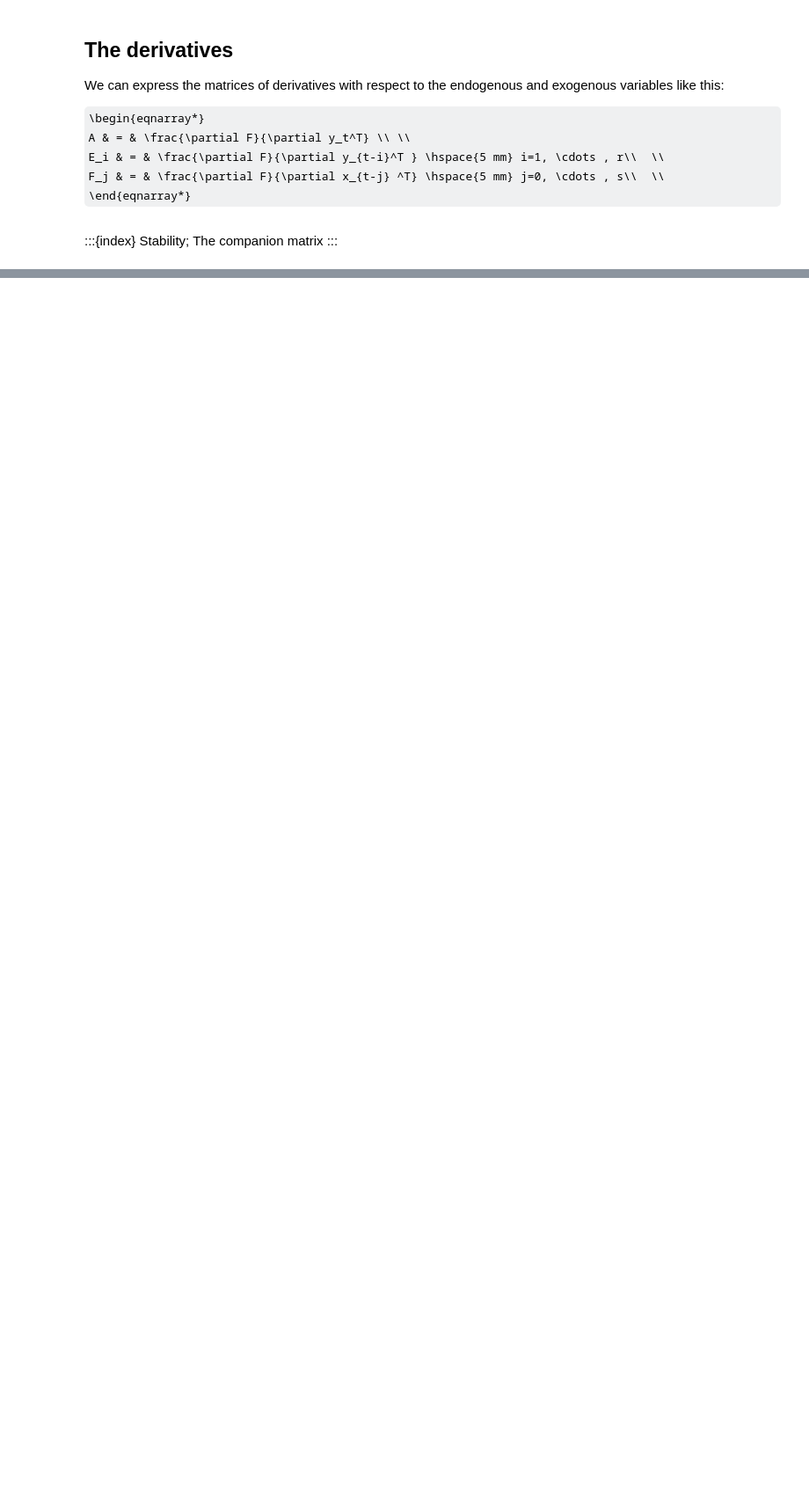
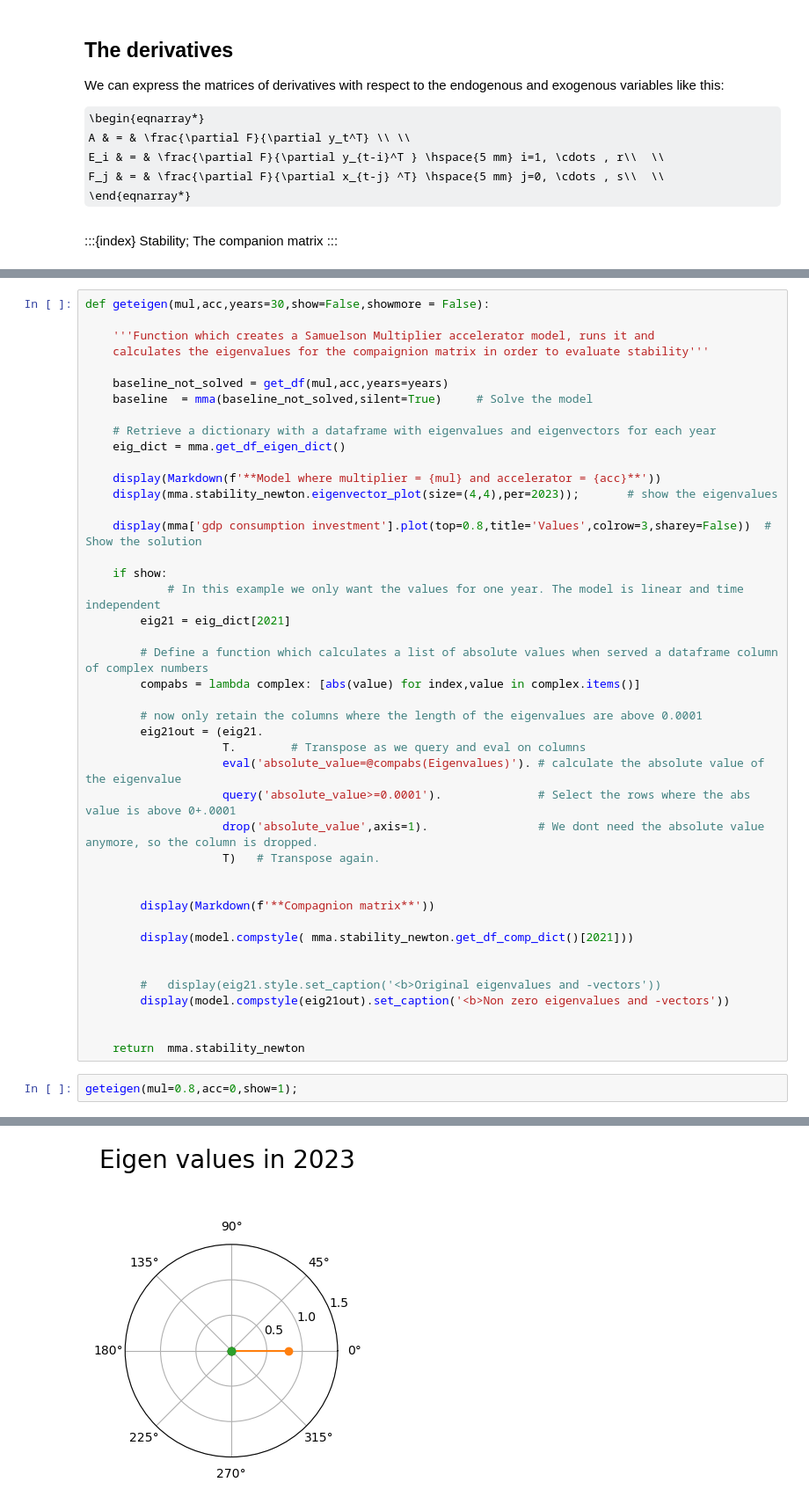
Before and after one commit to IbHansen/modelflow-manual, a Jupyter notebook: papers/addbook/content/stability/stability introduction.ipynb, the cells around one changed output, grey strips where cells are left out. Shown at 88% size. Cells and saved outputs as stored; diff of their text form; some formulas as TeX source; blank space fills up the shorter version.

Commit message:
addbook stability

```diff
--- a/papers/addbook/content/stability/stability introduction.ipynb
+++ b/papers/addbook/content/stability/stability introduction.ipynb
@@ -239,0 +204,46 @@ newton =  calculate_eigen(mul=0.5500,acc=2,years=30,show=0);
+# %%
+def geteigen(mul,acc,years=30,show=False,showmore = False):
+
+    '''Function which creates a Samuelson Multiplier accelerator model, runs it and
+    calculates the eigenvalues for the compaignion matrix in order to evaluate stability'''
+
+    baseline_not_solved = get_df(mul,acc,years=years)
+    baseline  = mma(baseline_not_solved,silent=True)     # Solve the model
+
+    # Retrieve a dictionary with a dataframe with eigenvalues and eigenvectors for each year
+    eig_dict = mma.get_df_eigen_dict()
+
+    display(Markdown(f'**Model where multiplier = {mul} and accelerator = {acc}**'))
+    display(mma.stability_newton.eigenvector_plot(size=(4,4),per=2023));       # show the eigenvalues
+
+    display(mma['gdp consumption investment'].plot(top=0.8,title='Values',colrow=3,sharey=False))  # Show the solution
+
+    if show:
+            # In this example we only want the values for one year. The model is linear and time independent
+        eig21 = eig_dict[2021]
+
+        # Define a function which calculates a list of absolute values when served a dataframe column of complex numbers
+        compabs = lambda complex: [abs(value) for index,value in complex.items()]
+
+        # now only retain the columns where the length of the eigenvalues are above 0.0001
+        eig21out = (eig21.
+                    T.        # Transpose as we query and eval on columns
+                    eval('absolute_value=@compabs(Eigenvalues)'). # calculate the absolute value of the eigenvalue
+                    query('absolute_value>=0.0001').              # Select the rows where the abs value is above 0+.0001
+                    drop('absolute_value',axis=1).                # We dont need the absolute value anymore, so the column is dropped.
+                    T)   # Transpose again.
+
+
+        display(Markdown(f'**Compagnion matrix**'))
+
+        display(model.compstyle( mma.stability_newton.get_df_comp_dict()[2021]))
+
+
+        #   display(eig21.style.set_caption('<b>Original eigenvalues and -vectors'))
+        display(model.compstyle(eig21out).set_caption('<b>Non zero eigenvalues and -vectors'))
+
+
+    return  mma.stability_newton
+# %%
+geteigen(mul=0.8,acc=0,show=1);
+# %% [output]
@@ -239,0 +251 @@ newton =  calculate_eigen(mul=0.5500,acc=2,years=30,show=0);
+[figure, added]
```
Also changed, not shown: parts of 31 cells of this notebook, 2 other files.
